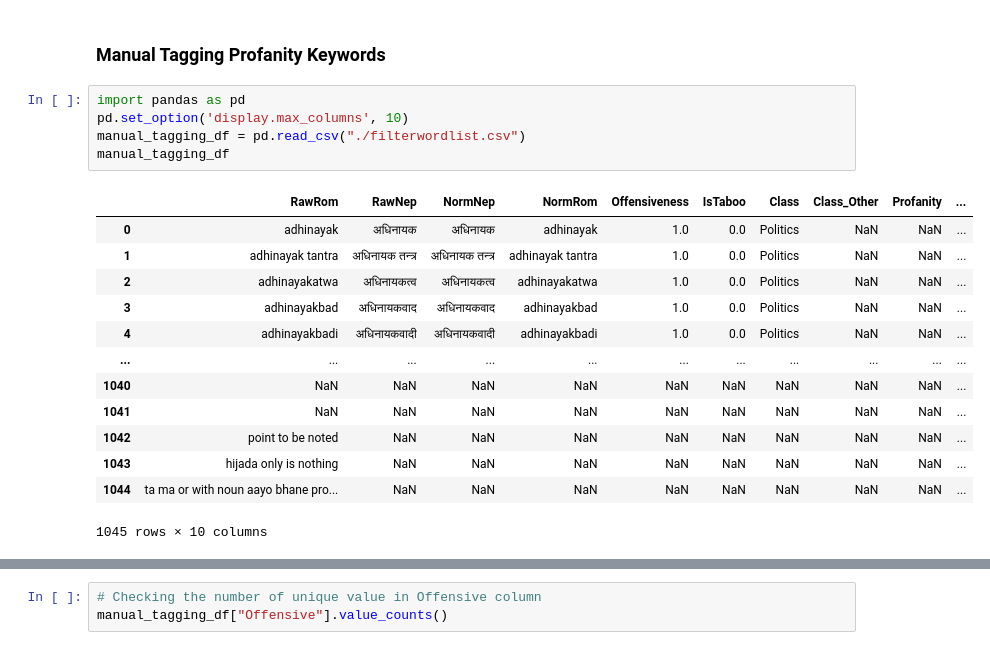
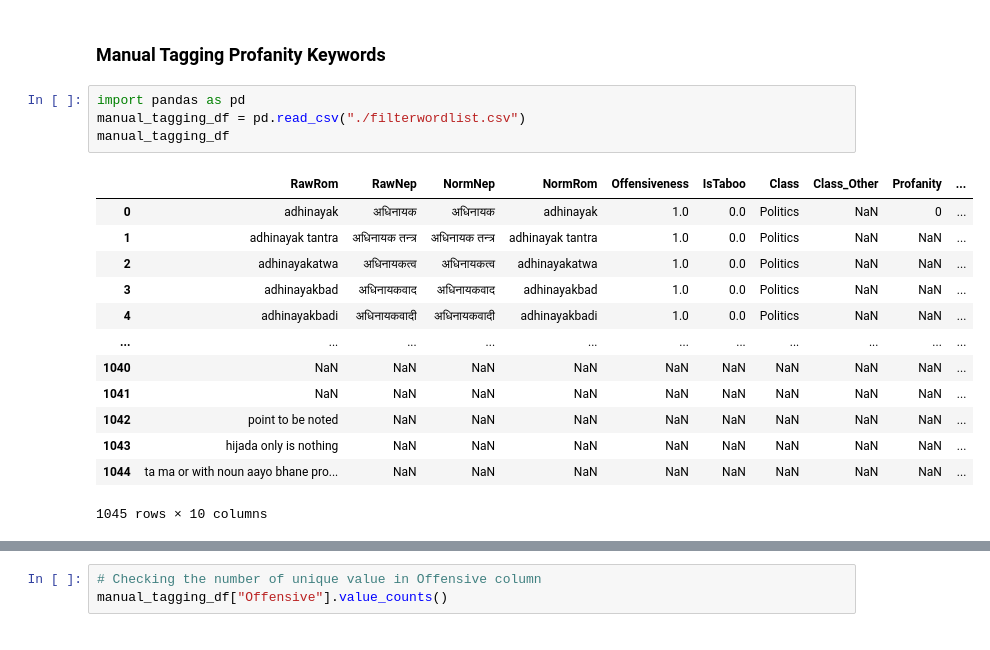
Before and after one commit to SamirWagle/NepSense, a Jupyter notebook: Profanity Detection/ProfanityFilter.ipynb, the cells around one changed output, grey strips where cells are left out. Saved outputs shown, nothing was run; the diff lists cells and outputs as text.

```diff
--- a/Profanity Detection/ProfanityFilter.ipynb
+++ b/Profanity Detection/ProfanityFilter.ipynb
@@ -47,12 +55,11 @@ filtered_dataset_output_path=f"../Profanity and Gender filtered Datas/{filename}
 ### Manual Tagging Profanity Keywords
 # %%
 import pandas as pd
-pd.set_option('display.max_columns', 10)
 manual_tagging_df = pd.read_csv("./filterwordlist.csv")
 manual_tagging_df
 # %% [output]
 |  | RawRom | RawNep | NormNep | NormRom | Offensiveness | IsTaboo | Class | Class_Other | Profanity | ... |
-| 0 | adhinayak | अधिनायक | अधिनायक | adhinayak | 1.0 | 0.0 | Politics | NaN | NaN | ... |
+| 0 | adhinayak | अधिनायक | अधिनायक | adhinayak | 1.0 | 0.0 | Politics | NaN | 0 | ... |
 | 1 | adhinayak tantra | अधिनायक तन्त्र | अधिनायक तन्त्र | adhinayak tantra | 1.0 | 0.0 | Politics | NaN | NaN | ... |
 | 2 | adhinayakatwa | अधिनायकत्व | अधिनायकत्व | adhinayakatwa | 1.0 | 0.0 | Politics | NaN | NaN | ... |
 | 3 | adhinayakbad | अधिनायकवाद | अधिनायकवाद | adhinayakbad | 1.0 | 0.0 | Politics | NaN | NaN | ... |
```
Also changed, not shown: parts of 15 cells of this notebook, 2 other files.
